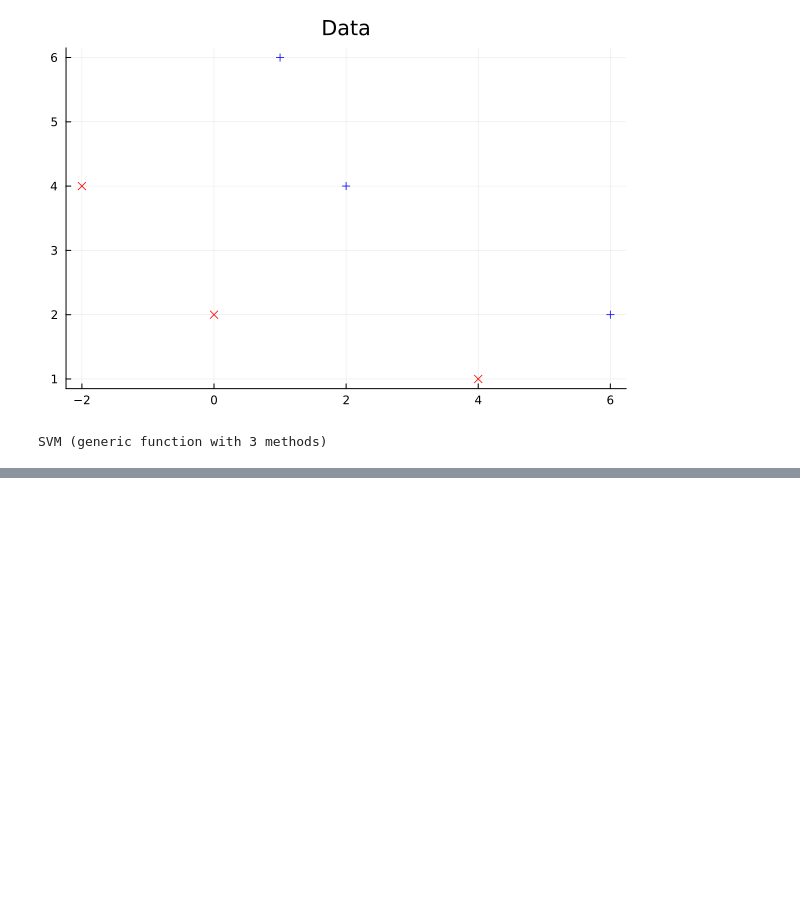
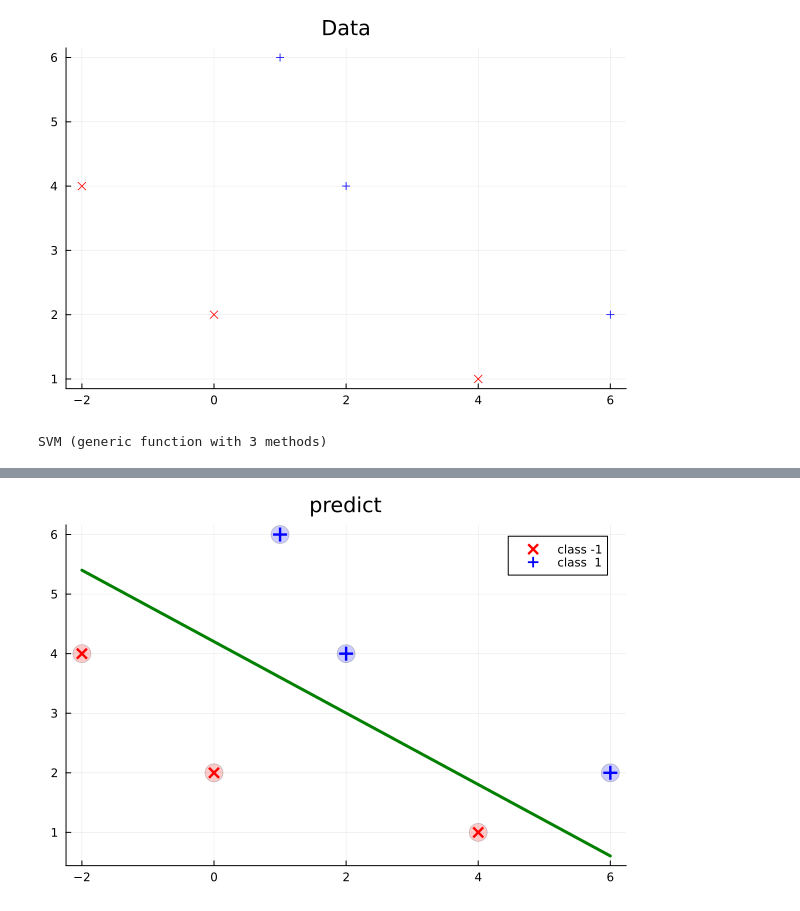
Before and after one commit to meysam-kazemi/ML_with_julia, a Jupyter notebook: svm.ipynb, the cells around one changed output, grey strips where cells are left out. Cells and saved outputs as stored; diff of their text form; code cells hidden in the pictures; blank space fills up the shorter version.

Commit message:
plot svm line

```diff
--- a/svm.ipynb
+++ b/svm.ipynb
@@ -2,7 +2,7 @@
 using Plots
 # %%
 #Input data
-x = [0 2 -1;-2 4 -1;4 1 -1;1 6 -1;2 4 -1;6 2 -1];
+x = Float32.([0 2 -1;-2 4 -1;4 1 -1;1 6 -1;2 4 -1;6 2 -1]);
 # Output label
 y = [-1 -1 -1 1 1 1];
 # %%
@@ -14,7 +14,7 @@ scatter!(class2[:,1],class2[:,2],markershape=:+,c=:blue)
 # %% [output]
 [figure]
 # %%
-function SVM(x,y,lr=1,epoch=1000)
+function SVM(x,y,lr=1,epoch=100000)
     w = zeros(size(x,2))
     out = []
     for e in 1:epoch
@@ -65,0 +64,14 @@ scatter(x[:,1],x[:,2],)
+# %%
+scatter(title="predict");
+class1 = x[(1:length(y))'[y.==-1],:];
+class2 = x[(1:length(y))'[y.== 1],:];
+scatter!(class1[:,1],class1[:,2],markershape=:x,c=:red,markersize=5,markerstrokewidth=3,label="class -1")
+scatter!(class2[:,1],class2[:,2],markershape=:+,c=:blue,markersize=7,markerstrokewidth=3,label="class  1")
+color_filter = a -> a <= 0 ? :red : :blue
+color = color_filter.(out)
+scatter!(x[:,1],x[:,2],c=color,markeralpha=0.2,markersize=10,label=false)
+x_points = LinRange(-2,6, 50)
+y_points = -(w[1] / w[2]) * x_points .+ w[3] / w[2]
+plot!(x_points,y_points,c=:green,linewidth=3,label=false)
+# %% [output]
+[figure, added]
```
Also changed, not shown: parts of 8 cells of this notebook.
